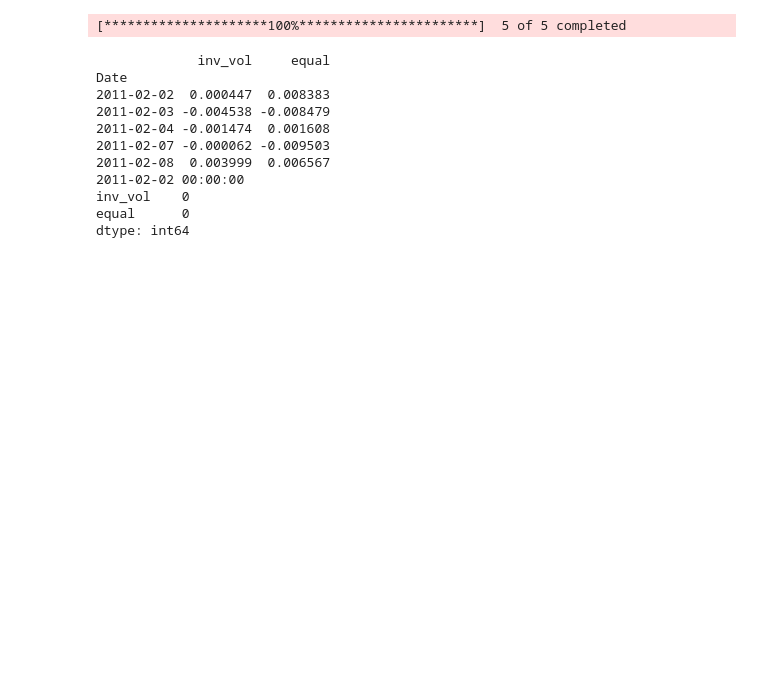
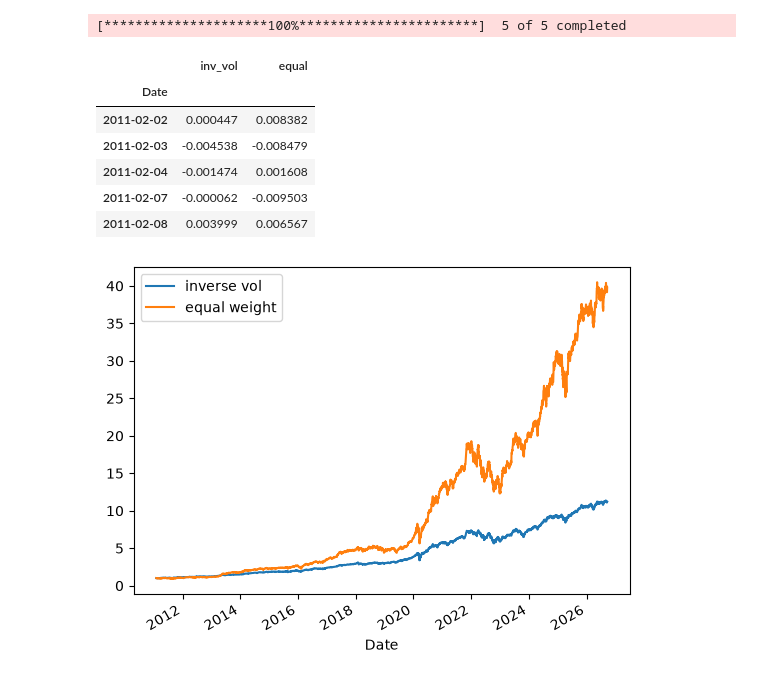
Before and after one commit to rmohanty521/StockReturnAnalyzer, a Jupyter notebook: notebooks/04 _ vol _ weighting.ipynb, the cells around one changed output. Cells and saved outputs as stored; diff of their text form; code cells hidden in the pictures; blank space fills up the shorter version.

```diff
--- a/notebooks/04 _ vol _ weighting.ipynb
+++ b/notebooks/04 _ vol _ weighting.ipynb
@@ -35,19 +36,22 @@ port_iv = (weights * ret_a).sum(axis=1)
 port_ew = (eq_weights * ret_a).sum(axis=1)
 
 bt = pd.DataFrame({"inv_vol": port_iv, "equal": port_ew}).dropna()
-
-print(bt.head())
-print(bt.index[0])          # should be ~21 trading days after your start
-print((bt == 0).sum())      # should be 0 or near it
+bt.head()
 # %% [output]
-             inv_vol     equal
-Date
-2011-02-02  0.000447  0.008383
-2011-02-03 -0.004538 -0.008479
-2011-02-04 -0.001474  0.001608
-2011-02-07 -0.000062 -0.009503
-2011-02-08  0.003999  0.006567
-2011-02-02 00:00:00
-inv_vol    0
-equal      0
-dtype: int64
+|  | inv_vol | equal |
+| Date |  |  |
+| 2011-02-02 | 0.000447 | 0.008382 |
+| 2011-02-03 | -0.004538 | -0.008479 |
+| 2011-02-04 | -0.001474 | 0.001608 |
+| 2011-02-07 | -0.000062 | -0.009503 |
+| 2011-02-08 | 0.003999 | 0.006567 |
+# %%
+iv_eq = (1 + port_iv).cumprod()
+ew_eq = (1 + port_ew).cumprod()
+
+iv_eq.plot(label="inverse vol")
+ew_eq.plot(label="equal weight")
+plt.legend()
+plt.show()
+# %% [output]
+[figure, added]
```
Also changed, not shown: parts of 3 cells of this notebook, 2 other files.
